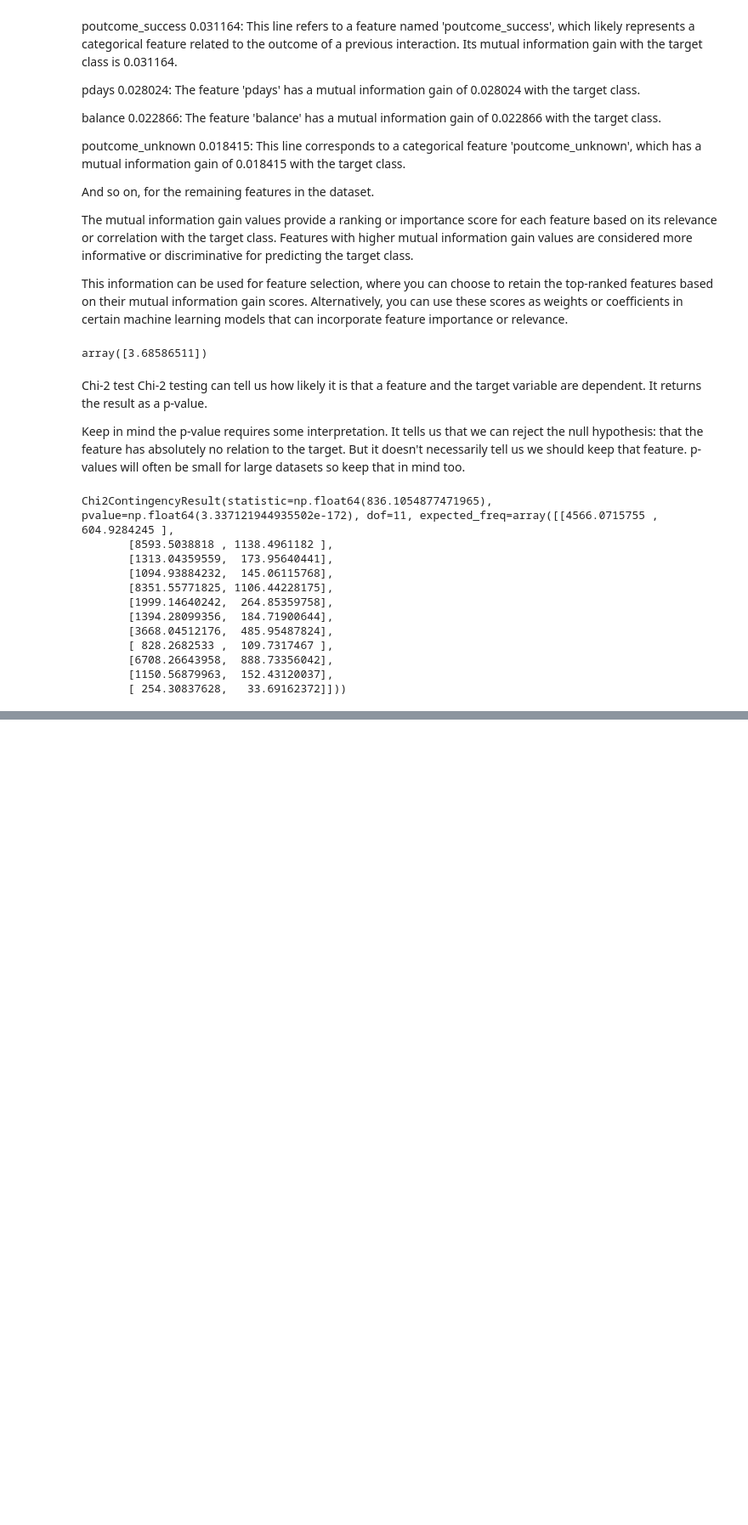
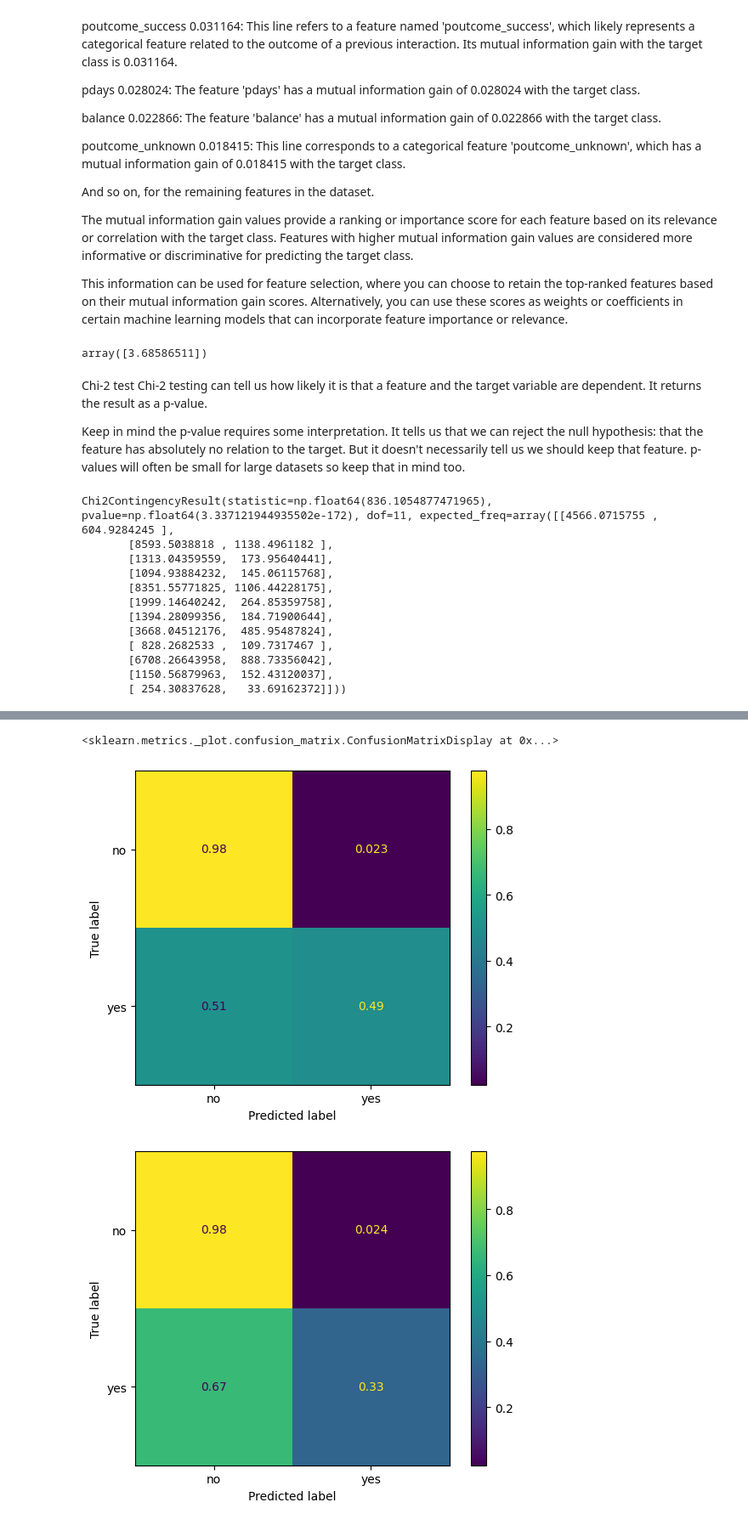
Before and after one commit to ly2xxx/classic-ml, a Jupyter notebook: tap-ml-session2.ipynb, the cells around one changed output, grey strips where cells are left out. Shown: that part at 85% size. Saved outputs shown, nothing was run; the diff lists cells and outputs as text; code cells hidden in the pictures; blank space fills up the shorter version.

```diff
--- a/tap-ml-session2.ipynb
+++ b/tap-ml-session2.ipynb
@@ -602,0 +652,5 @@ However, it's important to note that the chi-square test only measures the prese
+# %%
+preprocessor = ColumnTransformer([
+    ('Standard scaling preprocessing for numerical features', StandardScaler(), num_features),
+    ('One-hot encoding preprocessing for categorical features', OneHotEncoder(), cat_features)
+])
@@ -602,0 +677,7 @@ However, it's important to note that the chi-square test only measures the prese
+# %%
+knn_model = Pipeline([
+    ('Standard preprocessing', preprocessor),
+    ('K-Nearest Neighbours classifier', KNeighborsClassifier(n_neighbors=5))
+])
+
+knn_model.fit(train_features, train_classes)
@@ -602,0 +709,7 @@ However, it's important to note that the chi-square test only measures the prese
+# %%
+log_model = Pipeline([
+    ('Standard preprocessing', preprocessor),
+    ('Logistic regression classifier', LogisticRegression(max_iter=10000))
+])
+
+log_model.fit(train_features, train_classes)
@@ -602,0 +788,10 @@ However, it's important to note that the chi-square test only measures the prese
+# %%
+from sklearn.metrics import confusion_matrix
+from sklearn.metrics import ConfusionMatrixDisplay
+
+ConfusionMatrixDisplay.from_estimator(knn_model, test_features, test_classes, normalize='true')
+ConfusionMatrixDisplay.from_estimator(log_model, test_features, test_classes, normalize='true')
+# %% [output]
+<sklearn.metrics._plot.confusion_matrix.ConfusionMatrixDisplay at 0x...>
+[figure, added]
+[figure, added]
```
Also changed, not shown: parts of 14 cells of this notebook, 1 other file.
